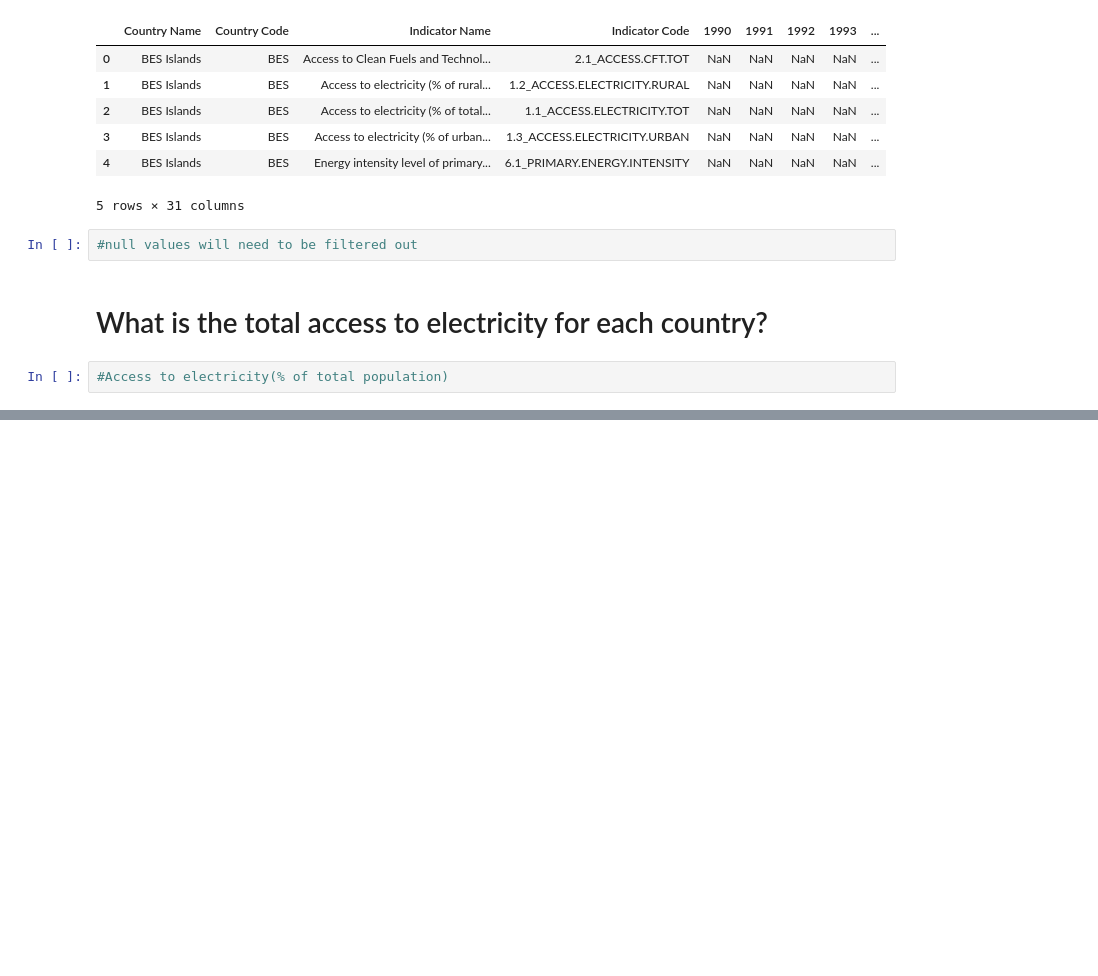
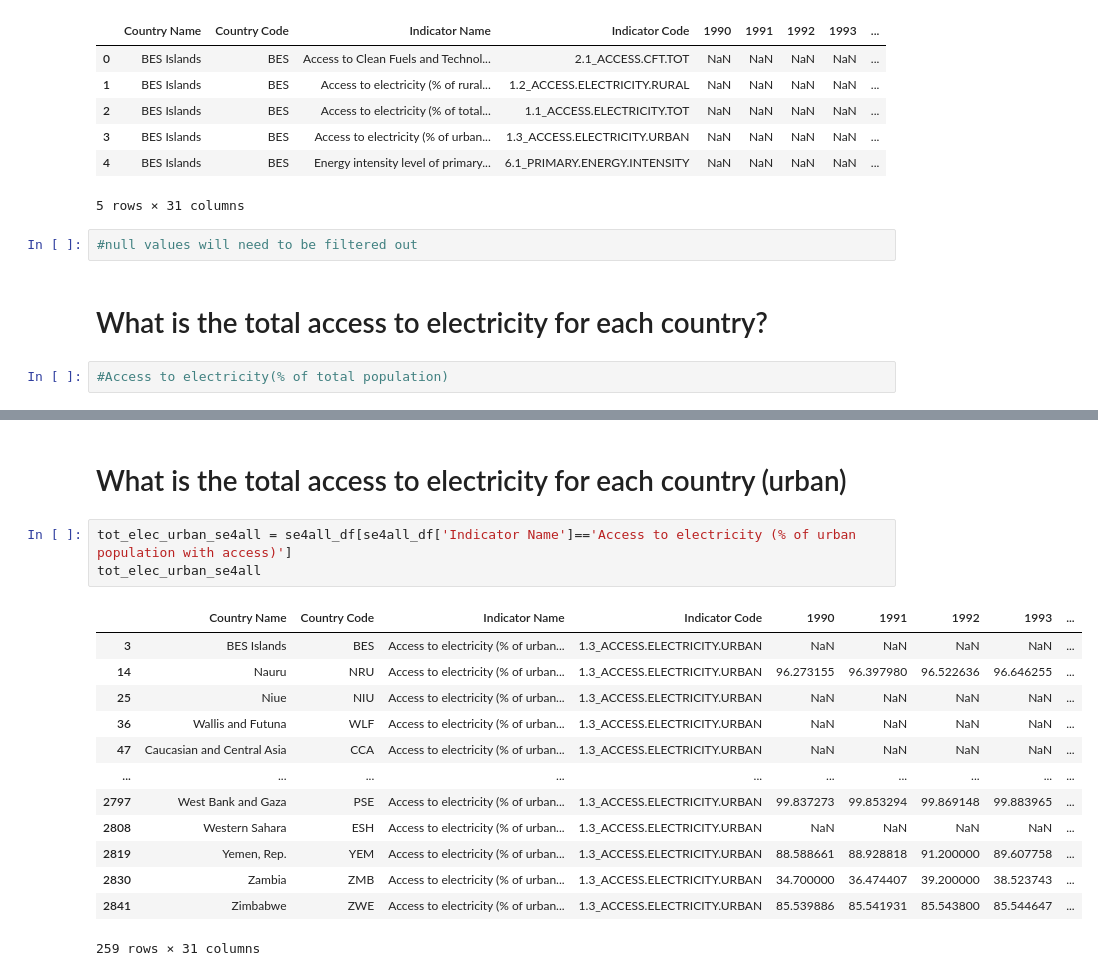
Before and after one commit to tacaelest/DA13_Energy_Capstone, a Jupyter notebook: Notebook/Capstone Notebook.ipynb, the cells around one changed output, grey strips where cells are left out. Drawn from its saved outputs; the diff is of its cells as text; blank space fills up the shorter version.

```diff
--- a/Notebook/Capstone Notebook.ipynb
+++ b/Notebook/Capstone Notebook.ipynb
@@ -101,0 +123,19 @@ KeyError: 'Column not found: tot_elec'
+# %% [markdown]
+# What is the total access to electricity for each country (urban)
+# %%
+tot_elec_urban_se4all = se4all_df[se4all_df['Indicator Name']=='Access to electricity (% of urban population with access)']
+tot_elec_urban_se4all
+# %% [output]
+|  | Country Name | Country Code | Indicator Name | Indicator Code | 1990 | 1991 | 1992 | 1993 | ... |
+| 3 | BES Islands | BES | Access to electricity (% of urban... | 1.3_ACCESS.ELECTRICITY.URBAN | NaN | NaN | NaN | NaN | ... |
+| 14 | Nauru | NRU | Access to electricity (% of urban... | 1.3_ACCESS.ELECTRICITY.URBAN | 96.273155 | 96.397980 | 96.522636 | 96.646255 | ... |
+| 25 | Niue | NIU | Access to electricity (% of urban... | 1.3_ACCESS.ELECTRICITY.URBAN | NaN | NaN | NaN | NaN | ... |
+| 36 | Wallis and Futuna | WLF | Access to electricity (% of urban... | 1.3_ACCESS.ELECTRICITY.URBAN | NaN | NaN | NaN | NaN | ... |
+| 47 | Caucasian and Central Asia | CCA | Access to electricity (% of urban... | 1.3_ACCESS.ELECTRICITY.URBAN | NaN | NaN | NaN | NaN | ... |
+| ... | ... | ... | ... | ... | ... | ... | ... | ... | ... |
+| 2797 | West Bank and Gaza | PSE | Access to electricity (% of urban... | 1.3_ACCESS.ELECTRICITY.URBAN | 99.837273 | 99.853294 | 99.869148 | 99.883965 | ... |
+| 2808 | Western Sahara | ESH | Access to electricity (% of urban... | 1.3_ACCESS.ELECTRICITY.URBAN | NaN | NaN | NaN | NaN | ... |
+| 2819 | Yemen, Rep. | YEM | Access to electricity (% of urban... | 1.3_ACCESS.ELECTRICITY.URBAN | 88.588661 | 88.928818 | 91.200000 | 89.607758 | ... |
+| 2830 | Zambia | ZMB | Access to electricity (% of urban... | 1.3_ACCESS.ELECTRICITY.URBAN | 34.700000 | 36.474407 | 39.200000 | 38.523743 | ... |
+| 2841 | Zimbabwe | ZWE | Access to electricity (% of urban... | 1.3_ACCESS.ELECTRICITY.URBAN | 85.539886 | 85.541931 | 85.543800 | 85.544647 | ... |
+259 rows × 31 columns
```
Also changed, not shown: parts of 10 cells of this notebook.
